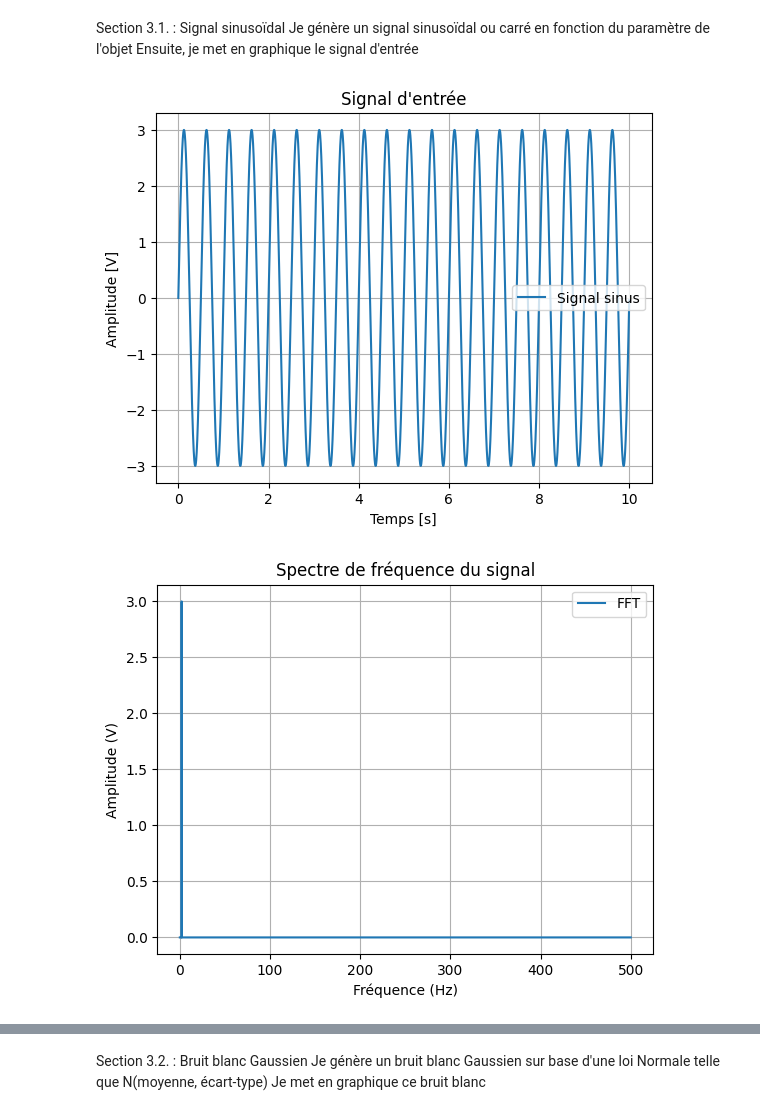
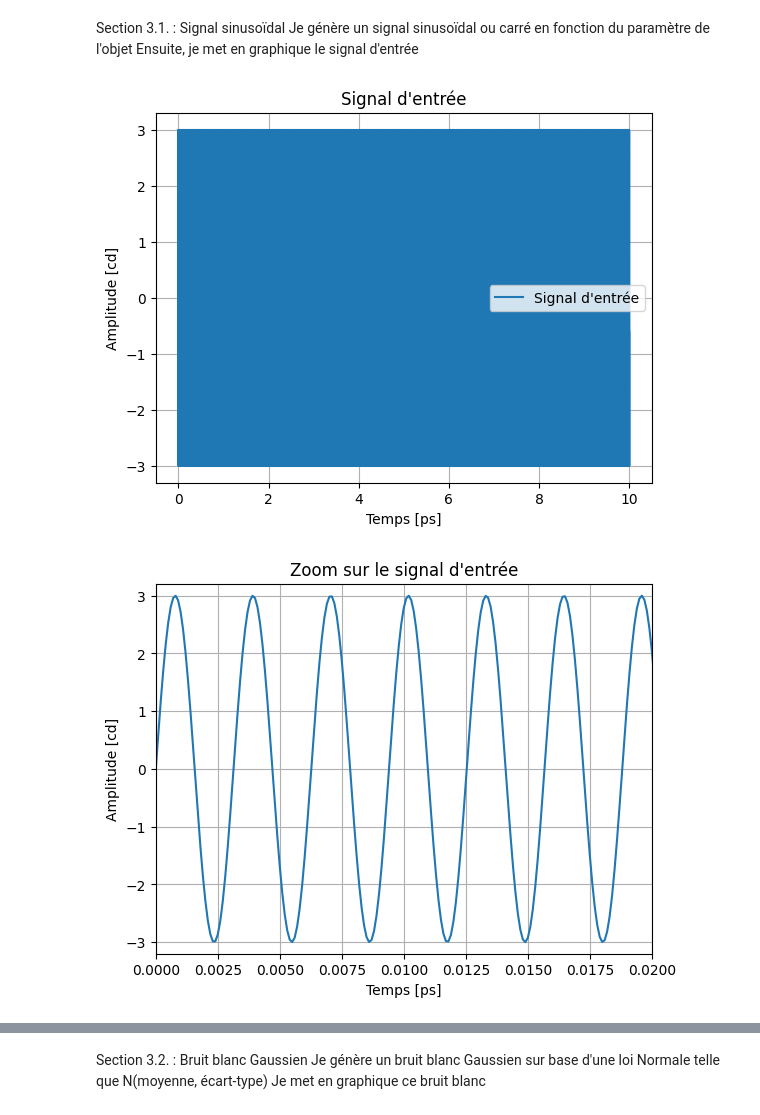
Before and after one commit to Trenzalore91/EI---KF, a Jupyter notebook: Untitled-1.ipynb, the cells around one changed output, grey strips where cells are left out. Cells and saved outputs as stored; diff of their text form; code cells hidden in the pictures.

Commit message:
Legend Graph unification

```diff
--- a/Untitled-1.ipynb
+++ b/Untitled-1.ipynb
@@ -118,6 +118,6 @@ Freq_Sample représente la fréquence d'échantillonage
 Absicisse_Graph représente l'axe des abscisses utilisée dans tous les graphiques
 # %%
 TimeInOperation = 10
-Freq_Sample = 1000
+Freq_Sample = 10000
 Absicisse_Graph = np.linspace(0, TimeInOperation, (Freq_Sample*TimeInOperation), endpoint=False)
 dt = 0.1
@@ -124,9 +134,19 @@ dt = 0.1
+# %%
+Abscisse_Graph_Temporel = "Temps [ps]"
+Ordonnée_Graph_Temporel = "Amplitude [cd]"
+Abscisse_Graph_FFT = "Fréquence (THz)"
+Ordonnée_Graph_FFT = "Amplitude (cd)"
+Ordonnées_Graph_Bode_Gain = "Gain (dB)"
+Abscisse_Graph_Bode_Phase = "Fréquence (THz)"
+Ordonnées_Graph_Bode_Phase = "Phase (degrés)"
+Abscisse_Graph_Distrib_Gaussienne = "Amplitude [cd]"
+Ordonnée_Graph_Distrib_Gaussienne = "Densité de probabilité"
 # %% [markdown]
 Variables utilisées pour la génération d'un signal sinusoïdal:
     Sinus_Frequence représente la fréquence du signal en Hz
     Sinus_Amplitude représente l'amplitude du signal en V
 # %%
-Signal_In_Frequence = 2
+Signal_In_Frequence = 319
 Signal_Ins_Amplitude = 3
 # %% [markdown]
 Variables pour la génération du bruit blanc Gaussien (généré suivant une loi Normale):
@@ -217,9 +237,9 @@ def FFT_Signal(signal, fs, xlimit):
     frequencies = fftfreq(n, 1/fs)
     positive_frequencies = frequencies[:n // 2]
     amplitudes = 2.0 / n * np.abs(signal_fft[:n // 2])
-    plot_graph(positive_frequencies, amplitudes, "Spectre de fréquence du signal", "Fréquence (Hz)", "Amplitude (V)", "FFT")
+    plot_graph(positive_frequencies, amplitudes, "Spectre de fréquence du signal", Abscisse_Graph_FFT, Ordonnée_Graph_FFT, "FFT")
     if xlimit is not None:
-        zoom_graph(positive_frequencies, amplitudes, (0, xlimit), (0, max(amplitudes)+(0.1 * max(amplitudes))), "Zoom sur le spectre de fréquence", "Fréquence (Hz)", "Amplitude (V)")
+        zoom_graph(positive_frequencies, amplitudes, (0, xlimit), (0, max(amplitudes)+(0.1 * max(amplitudes))), "Zoom sur le spectre de fréquence", Abscisse_Graph_FFT, Ordonnée_Graph_FFT)
 # %% [markdown]
 Fonction pour plot le diagramme de bode d'un capteur
 # %%
@@ -257,9 +277,9 @@ Section 3.1. : Signal sinusoïdal
 # %%
 Generation_Signal_Entrée = Signal_Original("sinus", Signal_Ins_Amplitude, Signal_In_Frequence, TimeInOperation, Freq_Sample, Absicisse_Graph)
 Signal_Entree = Generation_Signal_Entrée.GenerationSignal()
-plot_graph(Absicisse_Graph, Signal_Entree, 'Signal d\'entrée', 'Temps [s]', 'Amplitude [V]', 'Signal sinus')
-
-FFT_Signal(Signal_Entree, Freq_Sample, 10)
+plot_graph(Absicisse_Graph, Signal_Entree, 'Signal d\'entrée', Abscisse_Graph_Temporel, Ordonnée_Graph_Temporel, 'Signal d\'entrée')
+zoom_graph(Absicisse_Graph, Signal_Entree, (0, 0.02), (-3.2, 3.2), 'Zoom sur le signal d\'entrée', Abscisse_Graph_Temporel, Ordonnée_Graph_Temporel)
+FFT_Signal(Signal_Entree, Freq_Sample, 350)
 # %% [output]
-[figure, old version]
+[figure, new version]
-[figure, old version]
+[figure, new version]
```
Also changed, not shown: parts of 12 cells of this notebook.
